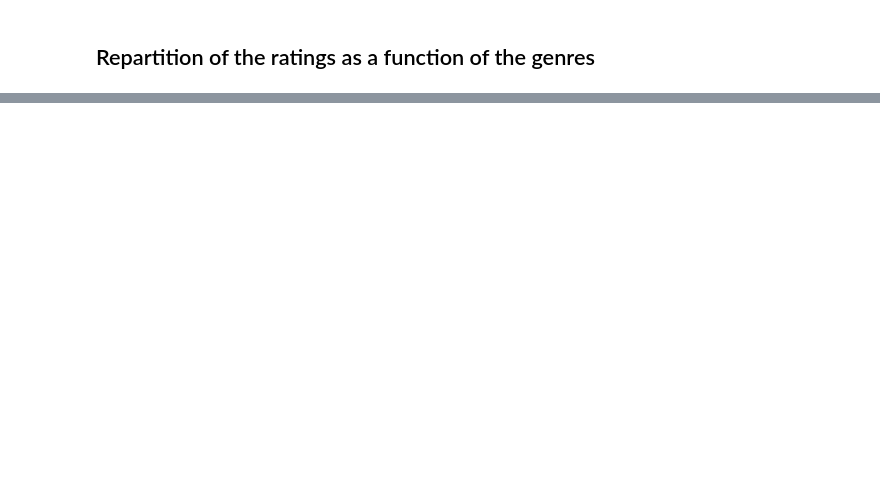
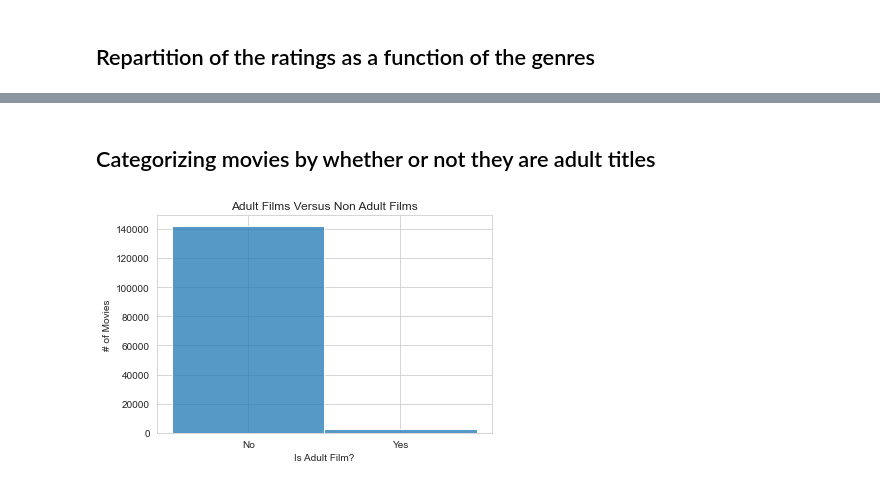
Before and after one commit to jxt1009/csci521proj, a Jupyter notebook: phase3/phase3_bivariate.ipynb, the cells around one changed output, grey strips where cells are left out. Saved outputs shown, nothing was run; the diff lists cells and outputs as text; code cells hidden in the pictures; blank space fills up the shorter version.

```diff
--- a/phase3/phase3_bivariate.ipynb
+++ b/phase3/phase3_bivariate.ipynb
@@ -150,0 +190,16 @@ plt.show()
+# %% [markdown]
+## Categorizing movies by whether or not they are adult titles
+# %%
+df = movies[['tconst','isAdult']].copy().drop_duplicates().drop('tconst',axis=1)
+df.isAdult = df.isAdult.replace('\\N', np.nan)
+df = df.dropna()
+
+plot = sns.histplot(data = df,x = 'isAdult',bins = 2)
+
+plt.title("Adult Films Versus Non Adult Films")
+plt.xlabel('Is Adult Film?'); plt.ylabel('# of Movies')
+plot.set_xticks([0,1])
+plot.set_xticklabels(['No','Yes'])
+plt.show()
+# %% [output]
+[figure, added]
```
Also changed, not shown: parts of 13 cells of this notebook, 1 other file.
